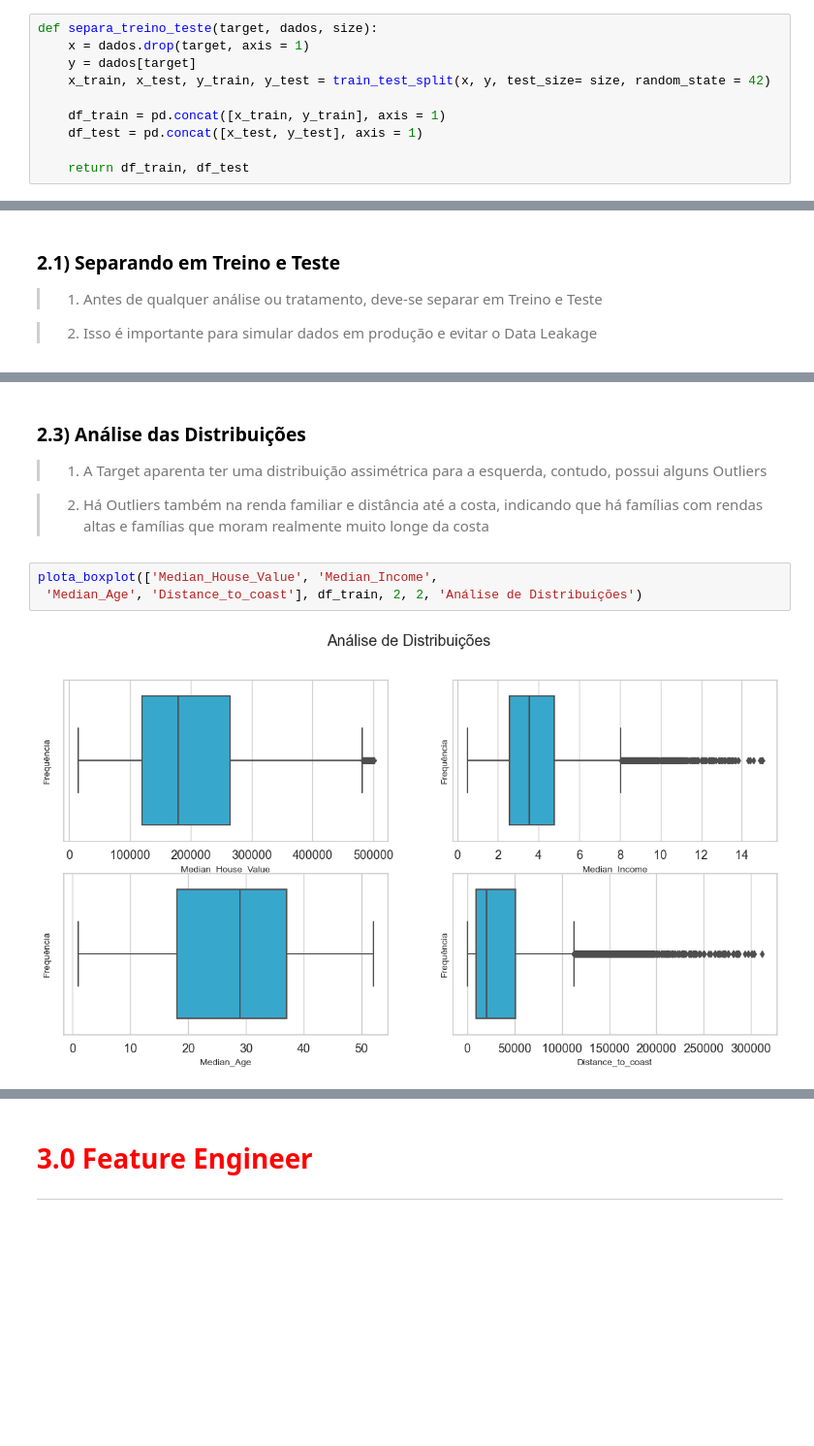
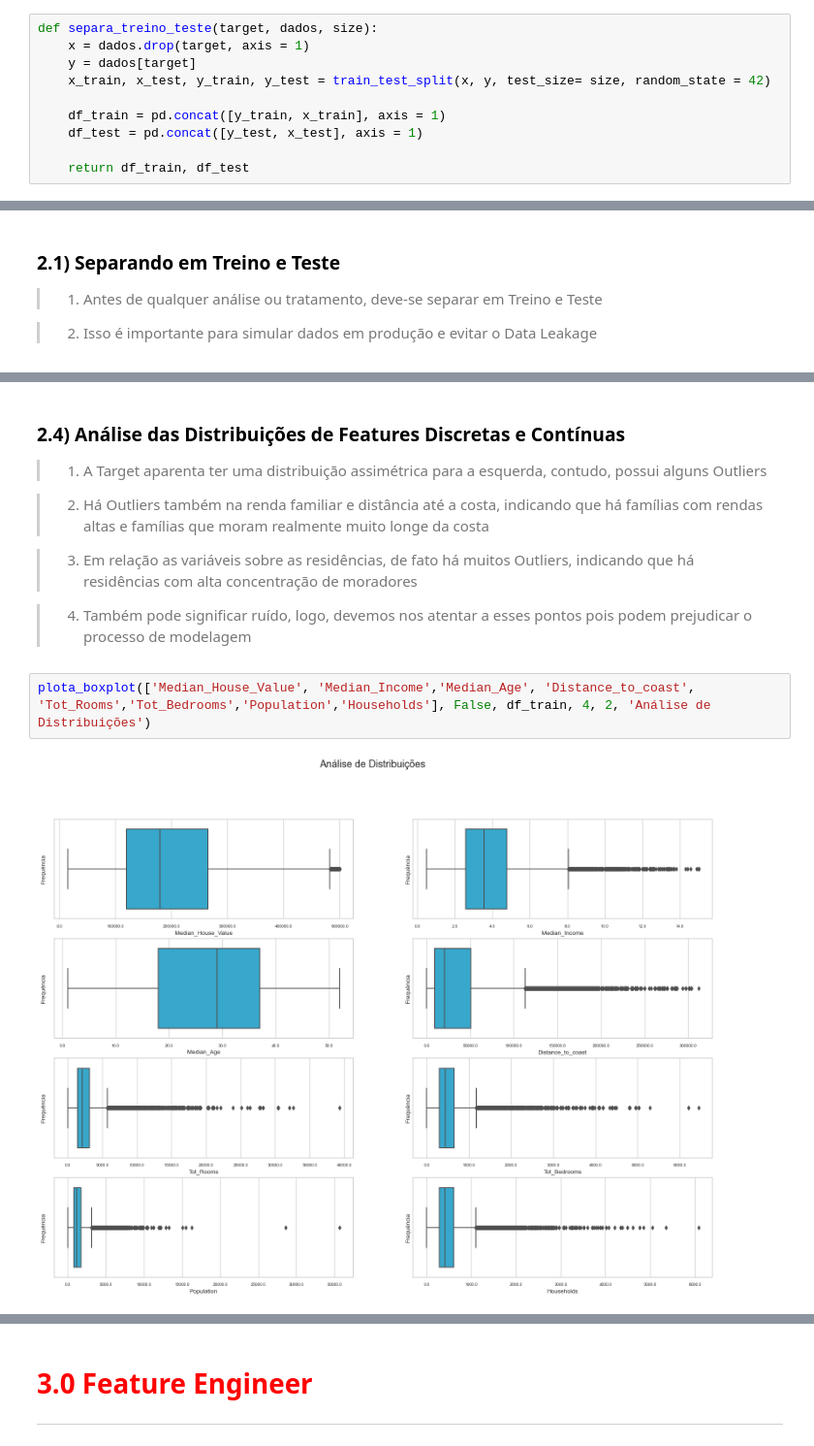
Before and after one commit to leonardovargas10/Modelo_Previsao_Preco_Imoveis, a Jupyter notebook: Modelo_Previsao_Preco_Imoveis.ipynb, the cells around one changed output, grey strips where cells are left out. Shown: that part at 97% size. Cells and saved outputs as stored; diff of their text form; blank space fills up the shorter version.

```diff
--- a/Modelo_Previsao_Preco_Imoveis.ipynb
+++ b/Modelo_Previsao_Preco_Imoveis.ipynb
@@ -607,8 +795,8 @@ def separa_treino_teste(target, dados, size):
     y = dados[target]
     x_train, x_test, y_train, y_test = train_test_split(x, y, test_size= size, random_state = 42)
 
-    df_train = pd.concat([x_train, y_train], axis = 1)
-    df_test = pd.concat([x_test, y_test], axis = 1)
+    df_train = pd.concat([y_train, x_train], axis = 1)
+    df_test = pd.concat([y_test, x_test], axis = 1)
 
     return df_train, df_test
 # %% [markdown]
@@ -816,11 +1075,14 @@ analisa_correlacao('spearman', df_train)
 # %% [markdown]
-### 2.3) Análise das Distribuições
+### 2.4) Análise das Distribuições de Features Discretas e Contínuas
 
 > 1. A Target aparenta ter uma distribuição assimétrica para a esquerda, contudo, possui alguns Outliers
 
 > 2. Há Outliers também na renda familiar e distância até a costa, indicando que há famílias com rendas altas e famílias que moram realmente muito longe da costa
+
+> 3. Em relação as variáveis sobre as residências, de fato há muitos Outliers, indicando que há residências com alta concentração de moradores
+
+> 4. Também pode significar ruído, logo, devemos nos atentar a esses pontos pois podem prejudicar o processo de modelagem
 # %%
-plota_boxplot(['Median_House_Value', 'Median_Income',
- 'Median_Age', 'Distance_to_coast'], df_train, 2, 2, 'Análise de Distribuições')
+plota_boxplot(['Median_House_Value', 'Median_Income','Median_Age', 'Distance_to_coast', 'Tot_Rooms','Tot_Bedrooms','Population','Households'], False, df_train, 4, 2, 'Análise de Distribuições')
 # %% [output]
-[figure, old version]
+[figure, new version]
```
Also changed, not shown: parts of 32 cells of this notebook.
